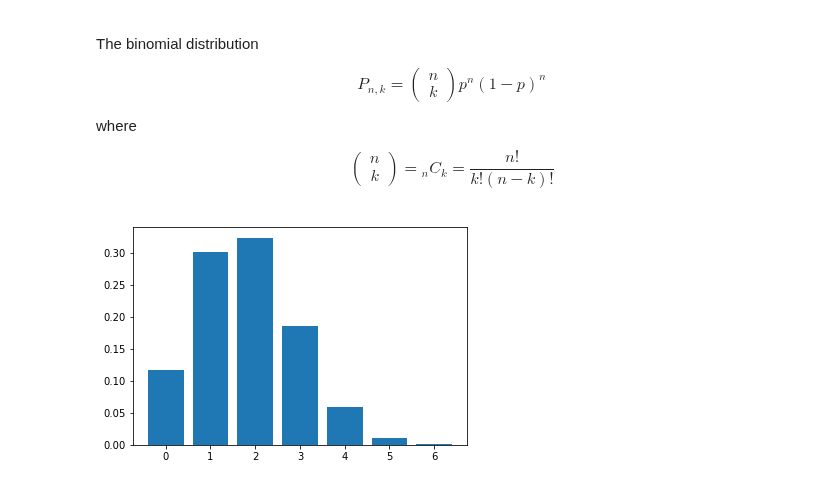
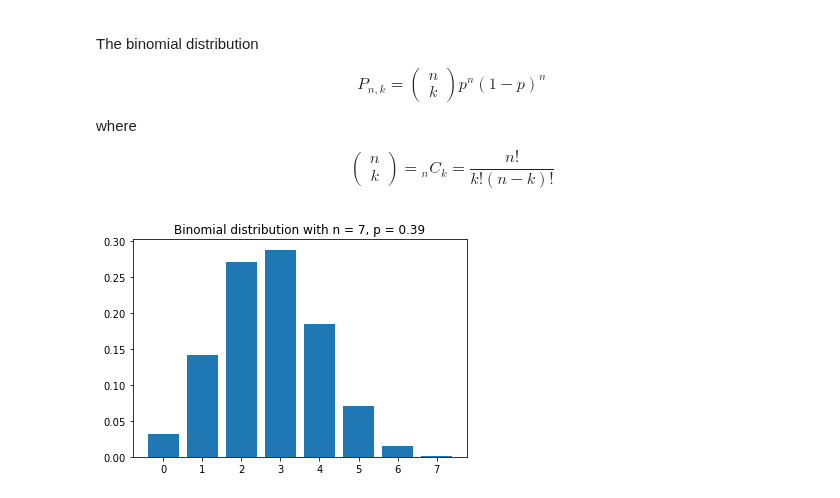
Before and after one commit to msakuta/notebooks, a Jupyter notebook: InteractiveDemo.ipynb, the cells around one changed output. Saved outputs shown, nothing was run; the diff lists cells and outputs as text; code cells hidden in the pictures.

```diff
--- a/InteractiveDemo.ipynb
+++ b/InteractiveDemo.ipynb
@@ -153,12 +153,12 @@ k
 \frac{n!}{k!(n-k)!}
 $$
 # %%
-def pltbinom(b,p):
-    x = np.arange(b+1)
-    rv = sp.stats.binom(b,p)
+def pltbinom(n,p):
+    x = np.arange(n+1)
+    rv = sp.stats.binom(n,p)
     plt.bar(x, rv.pmf(x))
-    plt.title('Binomial distribution with n=' + str(n) + ', p=')
+    plt.title('Binomial distribution with n = ' + str(n) + ', p = ' + str(p))
 
-interact(pltbinom, b=(1,100,1), p=(0,1,0.01));
+interact(pltbinom, n=(1,100,1), p=(0,1,0.01));
 # %% [output]
-[figure, old version]
+[figure, new version]
```
Also changed, not shown: parts of 2 cells of this notebook.
